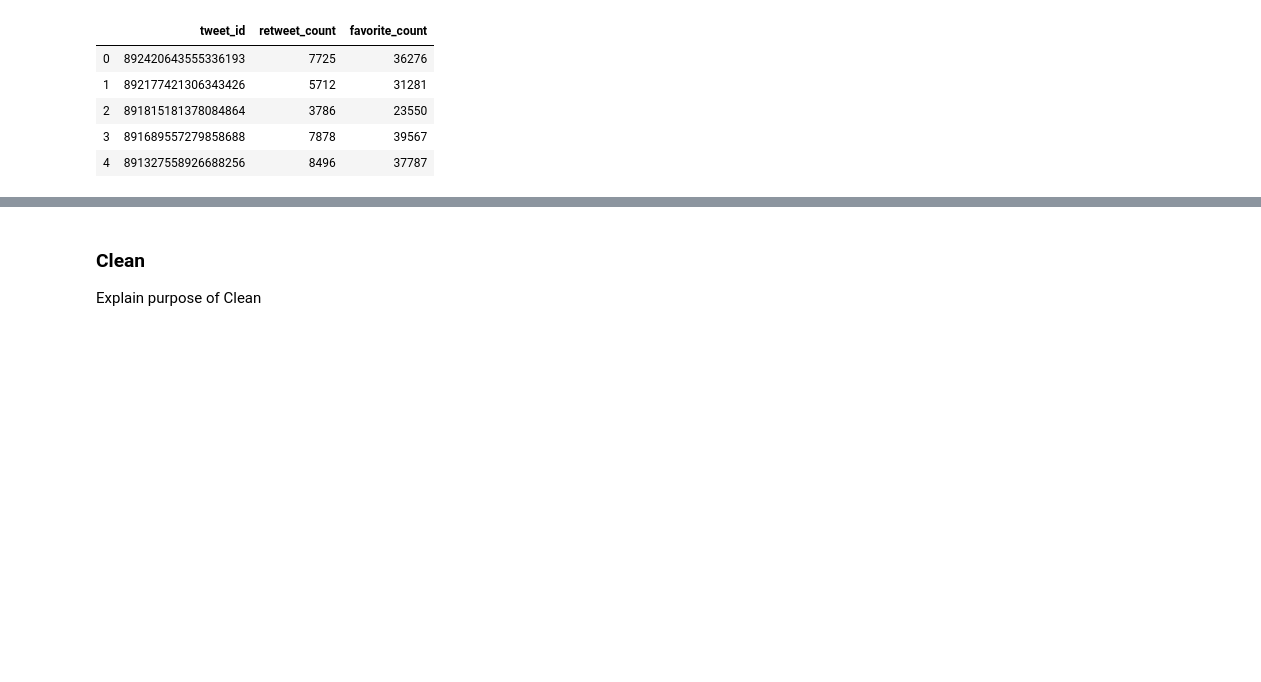
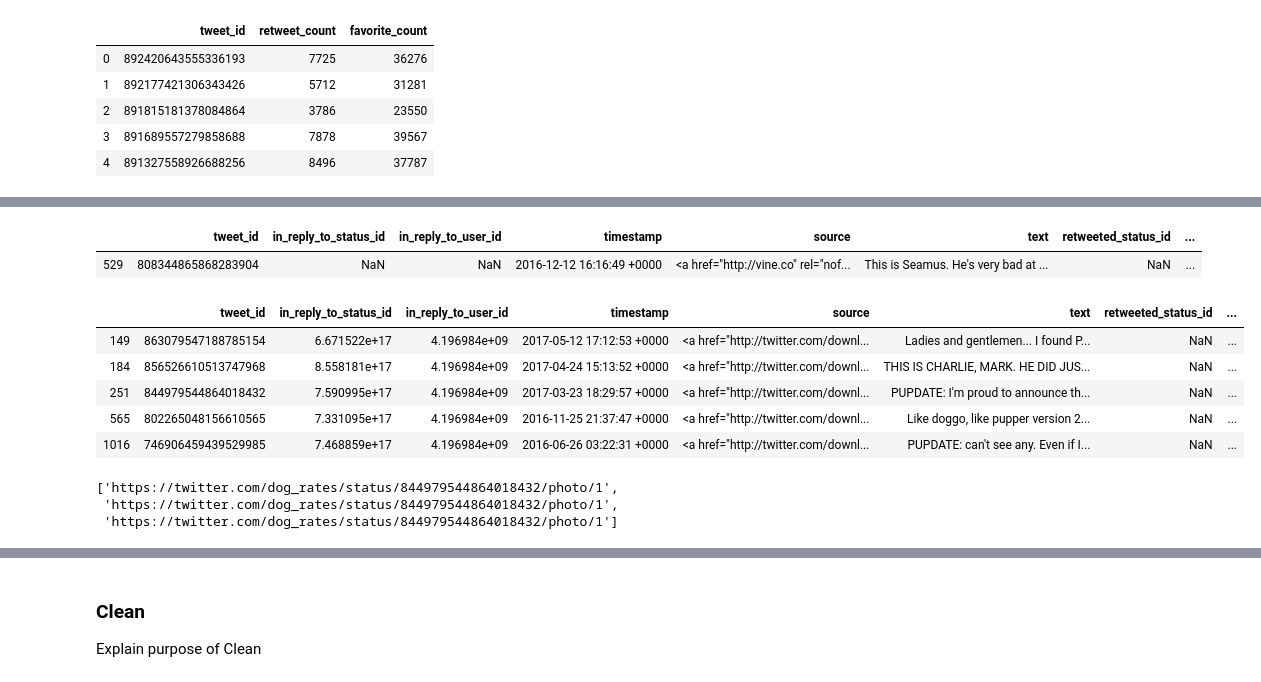
Before and after one commit to Nevesgmd/WeRateDogs-twitter-analysis, a Jupyter notebook: wrangle_act.ipynb, the cells around one changed output, grey strips where cells are left out. Drawn from its saved outputs; the diff is of its cells as text; code cells hidden in the pictures; blank space fills up the shorter version.

```diff
--- a/wrangle_act.ipynb
+++ b/wrangle_act.ipynb
@@ -182,0 +263,25 @@ Write the goal of Assess and understand the data
+# %%
+# Trying to understand what was this 'Vine - Make a Scene' value
+twitter_archive_df[twitter_archive_df.source ==
+                   '<a href="http://vine.co" rel="nofollow">Vine - Make a Scene</a>'].head(1)
+# %% [output]
+|  | tweet_id | in_reply_to_status_id | in_reply_to_user_id | timestamp | source | text | retweeted_status_id | ... |
+| 529 | 808344865868283904 | NaN | NaN | 2016-12-12 16:16:49 +0000 | <a href="http://vine.co" rel="nof... | This is Seamus. He's very bad at ... | NaN | ... |
+# %%
+# Selecting replies that have urls so I can look at the tweet
+twitter_archive_df[twitter_archive_df.in_reply_to_status_id.notnull() &
+                   twitter_archive_df.expanded_urls.notnull()].head()
+# %% [output]
+|  | tweet_id | in_reply_to_status_id | in_reply_to_user_id | timestamp | source | text | retweeted_status_id | ... |
+| 149 | 863079547188785154 | 6.671522e+17 | 4.196984e+09 | 2017-05-12 17:12:53 +0000 | <a href="http://twitter.com/downl... | Ladies and gentlemen... I found P... | NaN | ... |
+| 184 | 856526610513747968 | 8.558181e+17 | 4.196984e+09 | 2017-04-24 15:13:52 +0000 | <a href="http://twitter.com/downl... | THIS IS CHARLIE, MARK. HE DID JUS... | NaN | ... |
+| 251 | 844979544864018432 | 7.590995e+17 | 4.196984e+09 | 2017-03-23 18:29:57 +0000 | <a href="http://twitter.com/downl... | PUPDATE: I'm proud to announce th... | NaN | ... |
+| 565 | 802265048156610565 | 7.331095e+17 | 4.196984e+09 | 2016-11-25 21:37:47 +0000 | <a href="http://twitter.com/downl... | Like doggo, like pupper version 2... | NaN | ... |
+| 1016 | 746906459439529985 | 7.468859e+17 | 4.196984e+09 | 2016-06-26 03:22:31 +0000 | <a href="http://twitter.com/downl... | PUPDATE: can't see any. Even if I... | NaN | ... |
+# %%
+# Selecting a tweet to look
+twitter_archive_df.iloc[251].expanded_urls.split(',')
+# %% [output]
+['https://twitter.com/dog_rates/status/844979544864018432/photo/1',
+ 'https://twitter.com/dog_rates/status/844979544864018432/photo/1',
+ 'https://twitter.com/dog_rates/status/844979544864018432/photo/1']
```
Also changed, not shown: parts of 17 cells of this notebook.
